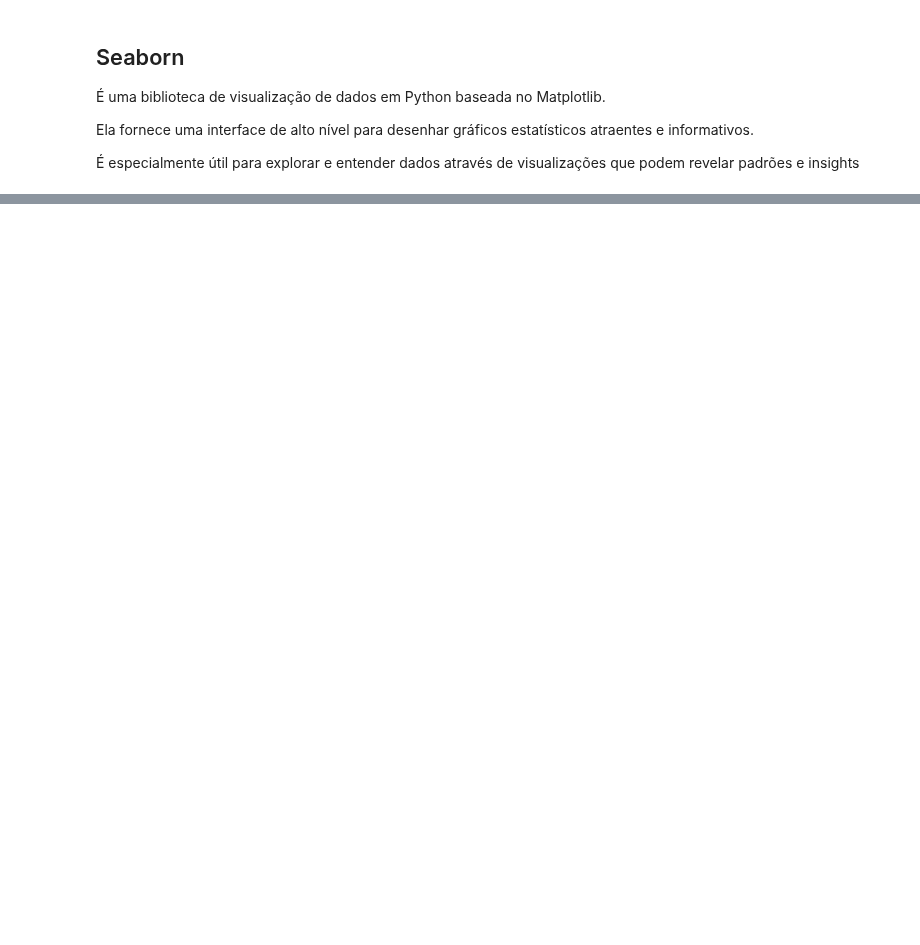
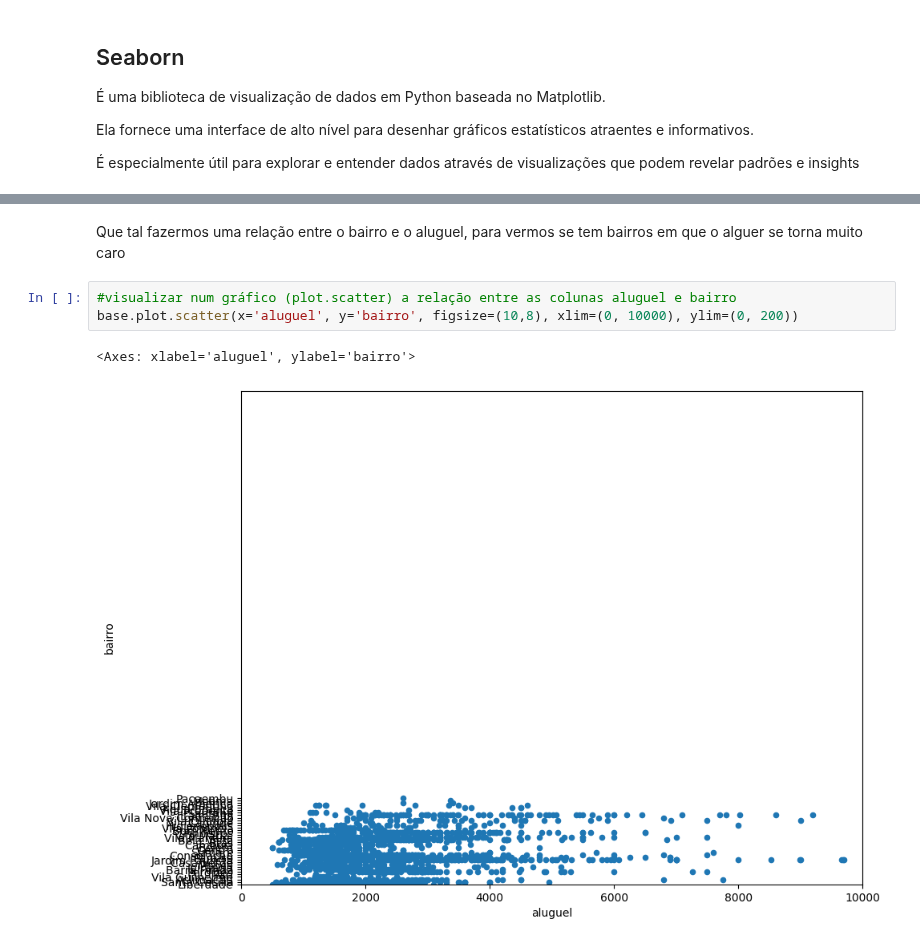
Before and after one commit to abilioepalanga/Market-Value-Predictor-Airbnb, a Jupyter notebook: main.ipynb, the cells around one changed output, grey strips where cells are left out. Drawn from its saved outputs; the diff is of its cells as text; blank space fills up the shorter version.

```diff
--- a/main.ipynb
+++ b/main.ipynb
@@ -958,0 +963,8 @@ plt.show()
+# %% [markdown]
+Que tal fazermos uma relação entre o bairro e o aluguel, para vermos se tem bairros em que o alguer se torna muito caro
+# %%
+#visualizar num gráfico (plot.scatter) a relação entre as colunas aluguel e bairro
+base.plot.scatter(x='aluguel', y='bairro', figsize=(10,8), xlim=(0, 10000), ylim=(0, 200))
+# %% [output]
+<Axes: xlabel='aluguel', ylabel='bairro'>
+[figure, added]
```
Also changed, not shown: parts of 1 cell of this notebook.
